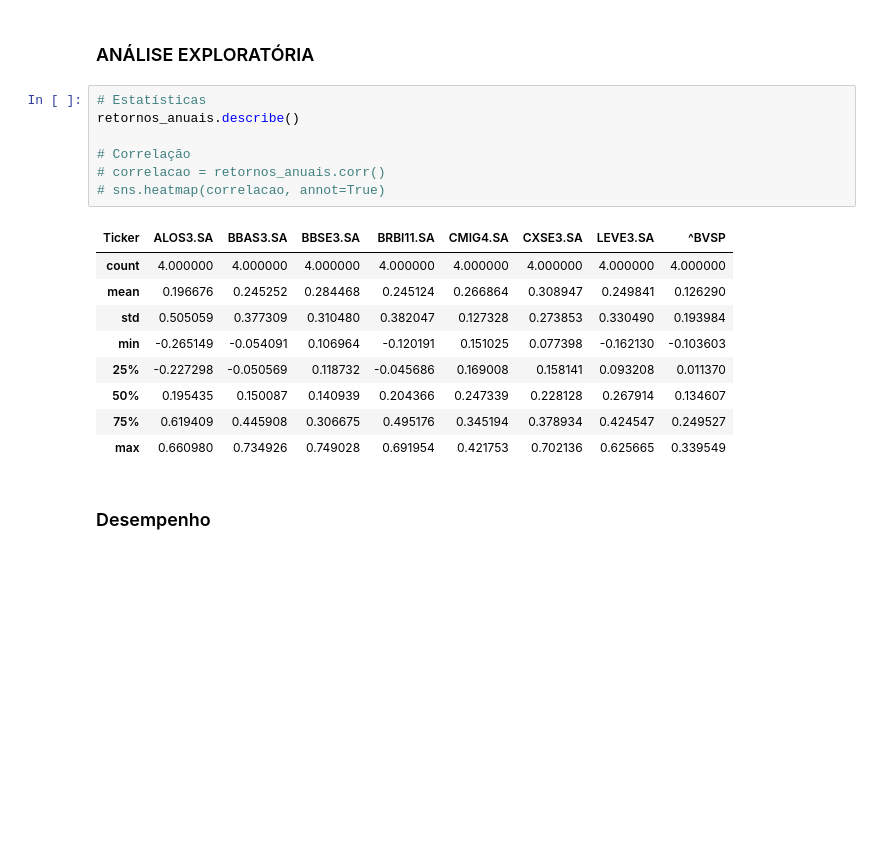
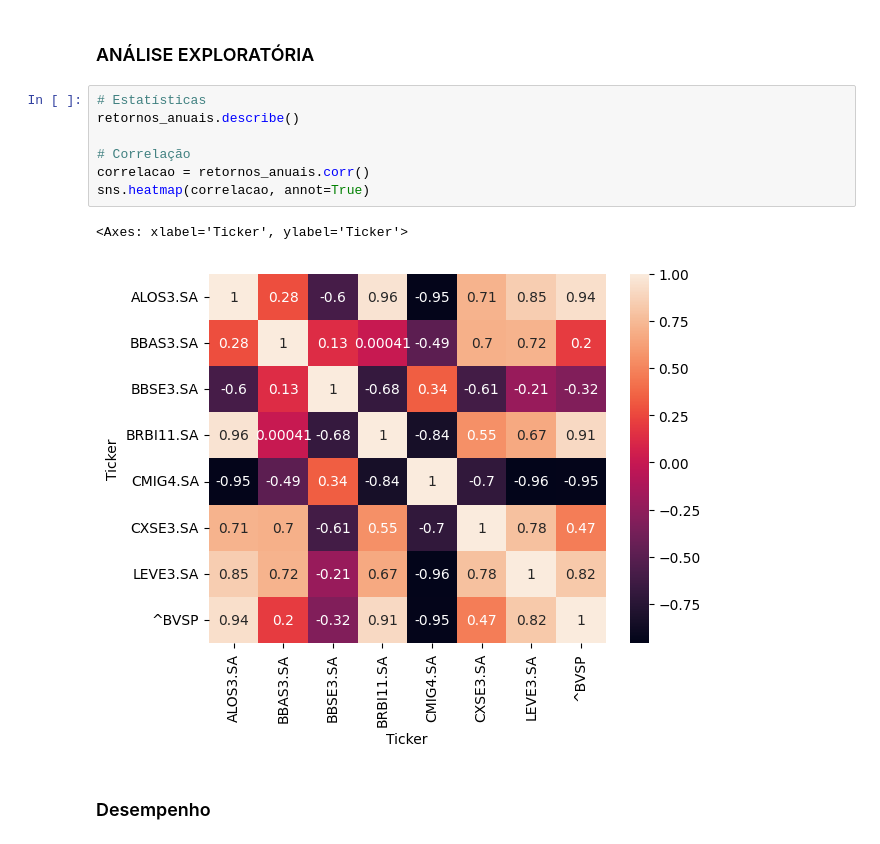
Before and after one commit to Lucasbarbsz/Analise-de-a-es, a Jupyter notebook: Analise_acoes.ipynb, the cells around one changed output. Cells and saved outputs as stored; diff of their text form; blank space fills up the shorter version.

```diff
--- a/Analise_acoes.ipynb
+++ b/Analise_acoes.ipynb
@@ -45,20 +45,13 @@ display(retornos_anuais)
 # %%
 # Estatísticas
 retornos_anuais.describe()
 
 # Correlação
-# correlacao = retornos_anuais.corr()
-# sns.heatmap(correlacao, annot=True)
+correlacao = retornos_anuais.corr()
+sns.heatmap(correlacao, annot=True)
 # %% [output]
-| Ticker | ALOS3.SA | BBAS3.SA | BBSE3.SA | BRBI11.SA | CMIG4.SA | CXSE3.SA | LEVE3.SA | ^BVSP |
-| count | 4.000000 | 4.000000 | 4.000000 | 4.000000 | 4.000000 | 4.000000 | 4.000000 | 4.000000 |
-| mean | 0.196676 | 0.245252 | 0.284468 | 0.245124 | 0.266864 | 0.308947 | 0.249841 | 0.126290 |
-| std | 0.505059 | 0.377309 | 0.310480 | 0.382047 | 0.127328 | 0.273853 | 0.330490 | 0.193984 |
-| min | -0.265149 | -0.054091 | 0.106964 | -0.120191 | 0.151025 | 0.077398 | -0.162130 | -0.103603 |
-| 25% | -0.227298 | -0.050569 | 0.118732 | -0.045686 | 0.169008 | 0.158141 | 0.093208 | 0.011370 |
-| 50% | 0.195435 | 0.150087 | 0.140939 | 0.204366 | 0.247339 | 0.228128 | 0.267914 | 0.134607 |
-| 75% | 0.619409 | 0.445908 | 0.306675 | 0.495176 | 0.345194 | 0.378934 | 0.424547 | 0.249527 |
-| max | 0.660980 | 0.734926 | 0.749028 | 0.691954 | 0.421753 | 0.702136 | 0.625665 | 0.339549 |
+<Axes: xlabel='Ticker', ylabel='Ticker'>
+[figure, added]
 # %% [markdown]
 ### Desempenho
 # %%
```
Also changed, not shown: parts of 2 cells of this notebook.
